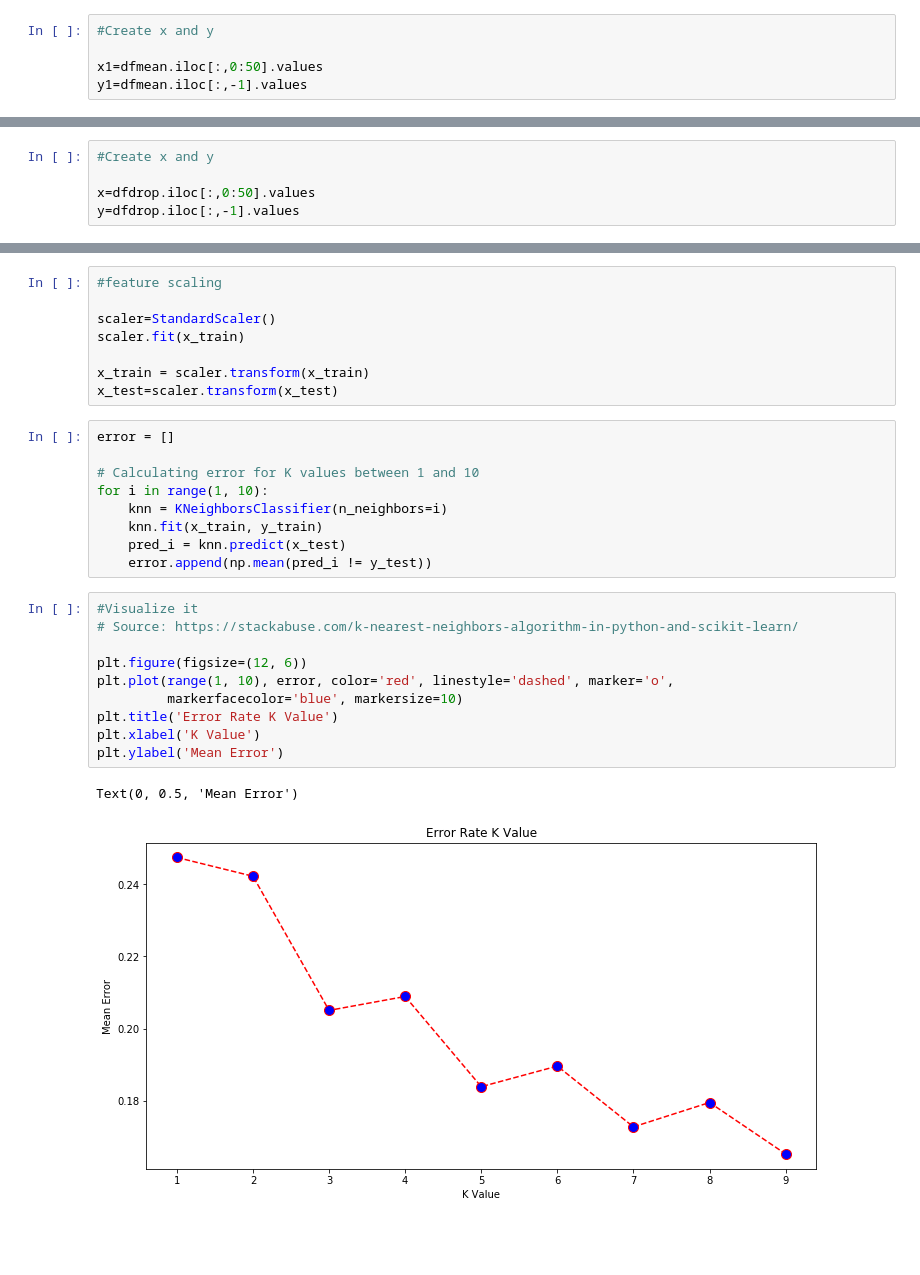
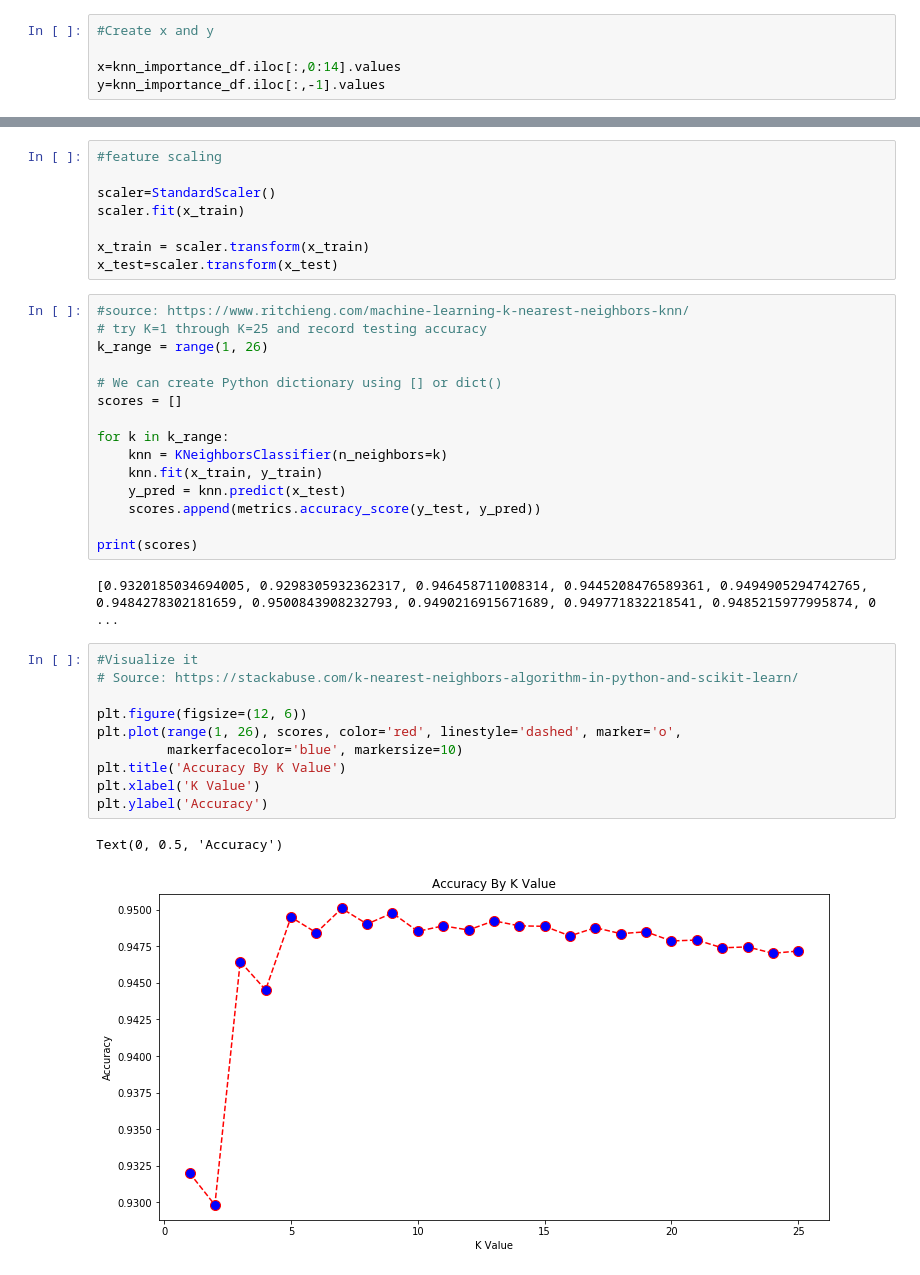
Before and after one commit to anhainguyen82/7333_QTW, a Jupyter notebook: Case_Study_15/JP_KNN_CS_15.ipynb, the cells around one changed output, grey strips where cells are left out. Saved outputs shown, nothing was run; the diff lists cells and outputs as text; blank space fills up the shorter version.

Commit message:
KNN k=7 95% Accuracy
KNN k=7 95% Accuracy

```diff
--- a/Case_Study_15/JP_KNN_CS_15.ipynb
+++ b/Case_Study_15/JP_KNN_CS_15.ipynb
@@ -204,5 +195,5 @@ weighted avg       0.82      0.82      0.82     31696
 # %%
 #Create x and y
 
-x1=dfmean.iloc[:,0:50].values
-y1=dfmean.iloc[:,-1].values
+x=knn_importance_df.iloc[:,0:14].values
+y=knn_importance_df.iloc[:,-1].values
@@ -249,8 +200,3 @@ weighted avg       0.82      0.82      0.82     32000
-# %%
-#Create x and y
-
-x=dfdrop.iloc[:,0:50].values
-y=dfdrop.iloc[:,-1].values
 # %%
 #TrainTestSplit
 
@@ -263,25 +209,33 @@ scaler.fit(x_train)
 
 x_train = scaler.transform(x_train)
 x_test=scaler.transform(x_test)
-# %%
-error = []
-
-# Calculating error for K values between 1 and 10
-for i in range(1, 10):
-    knn = KNeighborsClassifier(n_neighbors=i)
-    knn.fit(x_train, y_train)
-    pred_i = knn.predict(x_test)
-    error.append(np.mean(pred_i != y_test))
+# %%
+#source: https://www.ritchieng.com/machine-learning-k-nearest-neighbors-knn/
+# try K=1 through K=25 and record testing accuracy
+k_range = range(1, 26)
+
+# We can create Python dictionary using [] or dict()
+scores = []
+
+for k in k_range:
+    knn = KNeighborsClassifier(n_neighbors=k)
+    knn.fit(x_train, y_train)
+    y_pred = knn.predict(x_test)
+    scores.append(metrics.accuracy_score(y_test, y_pred))
+
+print(scores)
+# %% [output]
+[0.9320185034694005, 0.9298305932362317, 0.946458711008314, 0.9445208476589361, 0.9494905294742765, 0.9484278302181659, 0.9500843908232793, 0.9490216915671689, 0.949771832218541, 0.9485215977995874, 0 ...
 # %%
 #Visualize it
 # Source: https://stackabuse.com/k-nearest-neighbors-algorithm-in-python-and-scikit-learn/
 
 plt.figure(figsize=(12, 6))
-plt.plot(range(1, 10), error, color='red', linestyle='dashed', marker='o',
+plt.plot(range(1, 26), scores, color='red', linestyle='dashed', marker='o',
          markerfacecolor='blue', markersize=10)
-plt.title('Error Rate K Value')
+plt.title('Accuracy By K Value')
 plt.xlabel('K Value')
-plt.ylabel('Mean Error')
+plt.ylabel('Accuracy')
 # %% [output]
-Text(0, 0.5, 'Mean Error')
+Text(0, 0.5, 'Accuracy')
-[figure, old version]
+[figure, new version]
```
Also changed, not shown: parts of 36 cells of this notebook.
